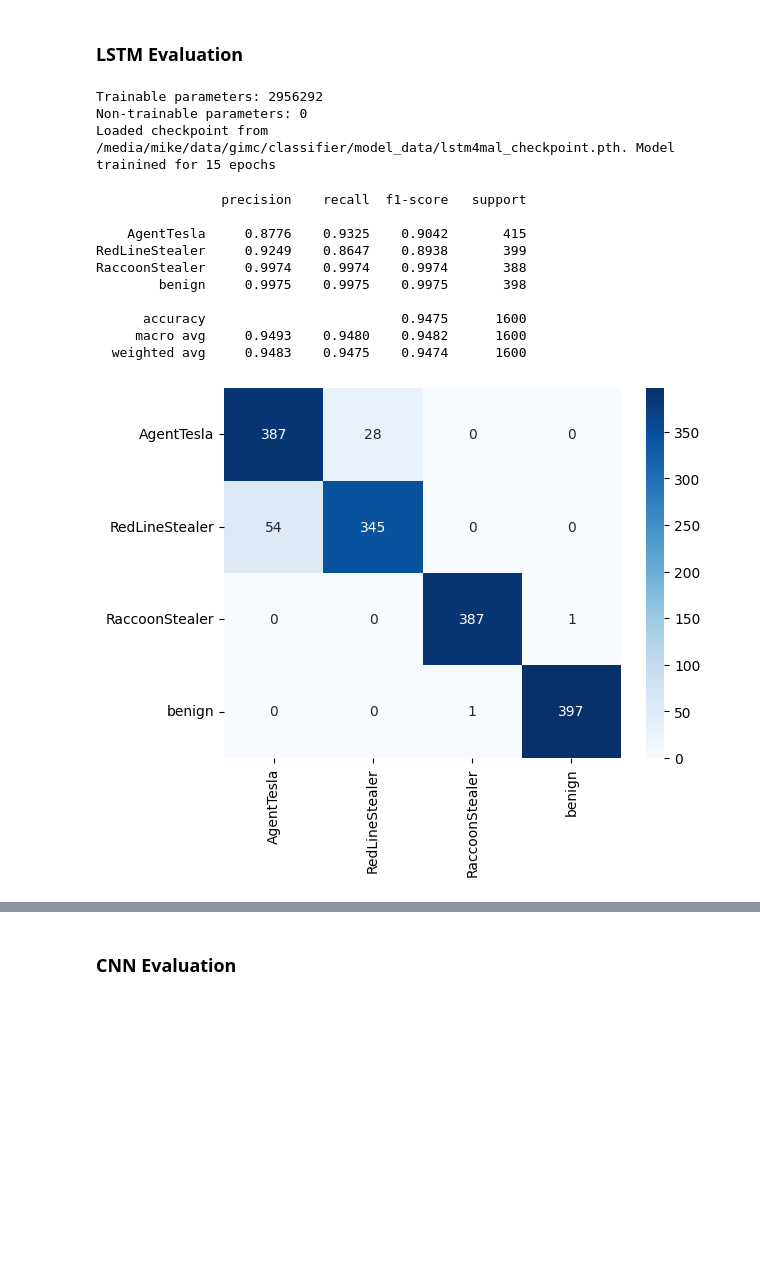
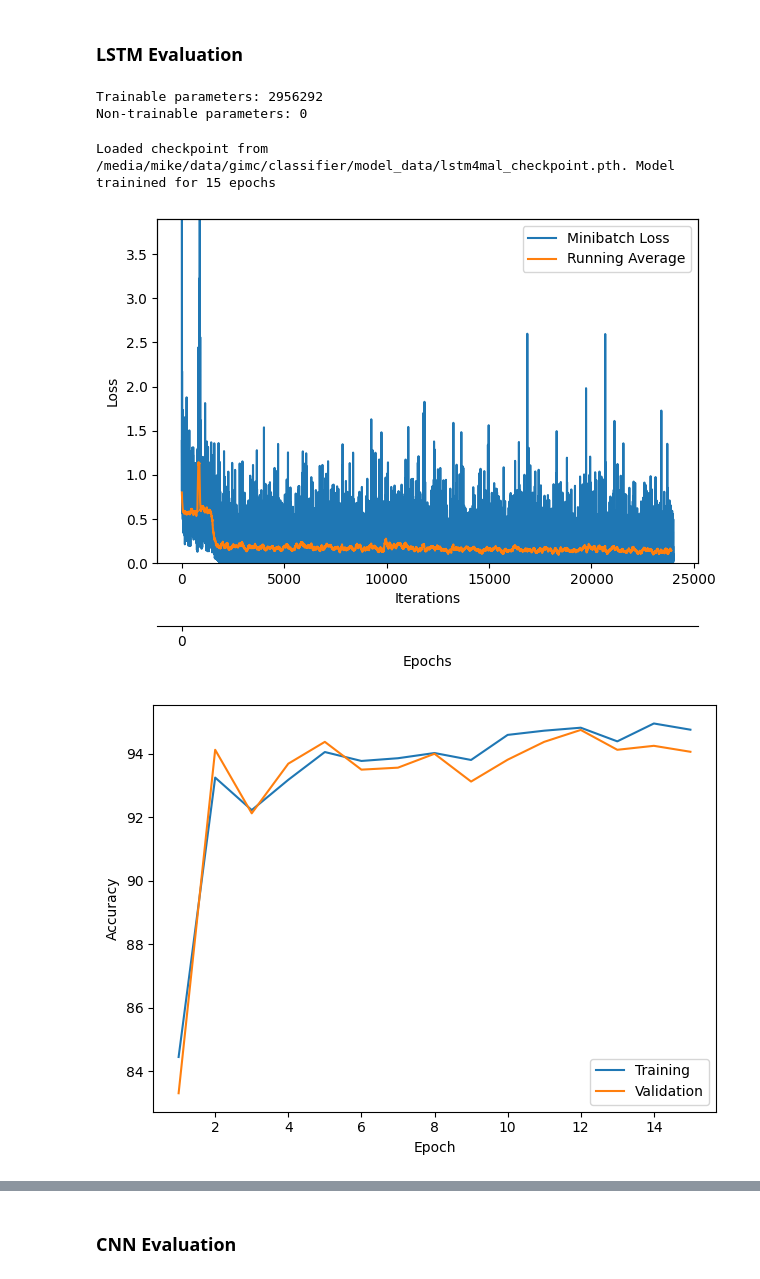
Before and after one commit to schladt/GIMC, a Jupyter notebook: classifier/test-metrics.ipynb, the cells around one changed output, grey strips where cells are left out. Drawn from its saved outputs; the diff is of its cells as text; code cells hidden in the pictures; blank space fills up the shorter version.

```diff
--- a/classifier/test-metrics.ipynb
+++ b/classifier/test-metrics.ipynb
@@ -240,42 +258,49 @@ model = LSTMClassifier(vocab_size=VOCABULARY_SIZE,
                         num_layers=NUM_LAYERS,
                         num_class=NUM_CLASSES,
                         dropout=DROPOUT).to(DEVICE)
 
 # Count the number of trainable and non-trainable parameters
 trainable_params = sum(p.numel() for p in model.parameters() if p.requires_grad)
 non_trainable_params = sum(p.numel() for p in model.parameters() if not p.requires_grad)
 print(f"Trainable parameters: {trainable_params}")
 print(f"Non-trainable parameters: {non_trainable_params}")
 
 # Load the model checkpoint
 checkpoint_path = os.path.join(CHECKPOINT_DIR, 'lstm4mal_checkpoint.pth')
 checkpoint = torch.load(checkpoint_path)
 model.load_state_dict(checkpoint['model_states'][-1])
 print(f'Loaded checkpoint from {checkpoint_path}. Model trainined for {len(checkpoint["model_states"])} epochs')
 
 # evaluate the model
 y_true, y_pred = evaluate_model(model, test_dataloader, DEVICE)
 
+# display training loss and accuracy from checkpoint
+minibatch_loss_list = checkpoint['minibatch_loss_list']
+train_acc_list = checkpoint['train_acc_list']
+valid_acc_list = checkpoint['valid_acc_list']
+
+from utils.plot import plot_accuracy, plot_training_loss
+plot_training_loss(minibatch_loss_list=minibatch_loss_list,
+                   num_epochs=NUM_EPOCHS,
+                   iter_per_epoch=len(train_dataset),
+                   results_dir=None,
+                   averaging_iterations=100)
+
+plot_accuracy(train_acc_list=train_acc_list,
+              valid_acc_list=valid_acc_list,
+              results_dir=None)
+
 # find precision, recall, f1-score, and accuracy. Additionally, plot the confusion matrix
 from sklearn.metrics import confusion_matrix
 import seaborn as sns
 from sklearn.metrics import classification_report
 SIGNATURES = ['AgentTesla', 'RedLineStealer', 'RaccoonStealer', 'benign']
 confusion_matrix = confusion_matrix(y_true, y_pred)
 sns.heatmap(confusion_matrix, annot=True, fmt='d', cmap='Blues', xticklabels=SIGNATURES, yticklabels=SIGNATURES)
 print(classification_report(y_true, y_pred, target_names=SIGNATURES, digits=4))
 # %% [output]
 Trainable parameters: 2956292
 Non-trainable parameters: 0
-Loaded checkpoint from /media/mike/data/gimc/classifier/model_data/lstm4mal_checkpoint.pth. Model trainined for 15 epochs
-                precision    recall  f1-score   support
-
-    AgentTesla     0.8776    0.9325    0.9042       415
-RedLineStealer     0.9249    0.8647    0.8938       399
-RaccoonStealer     0.9974    0.9974    0.9974       388
-        benign     0.9975    0.9975    0.9975       398
-
-      accuracy                         0.9475      1600
-     macro avg     0.9493    0.9480    0.9482      1600
-  weighted avg     0.9483    0.9475    0.9474      1600
+Loaded checkpoint from /media/mike/data/gimc/classifier/model_data/lstm4mal_checkpoint.pth. Model trainined for 15 epochs
-[figure, old version]
+[figure, new version]
+[figure, added]
```
Also changed, not shown: parts of 5 cells of this notebook.
